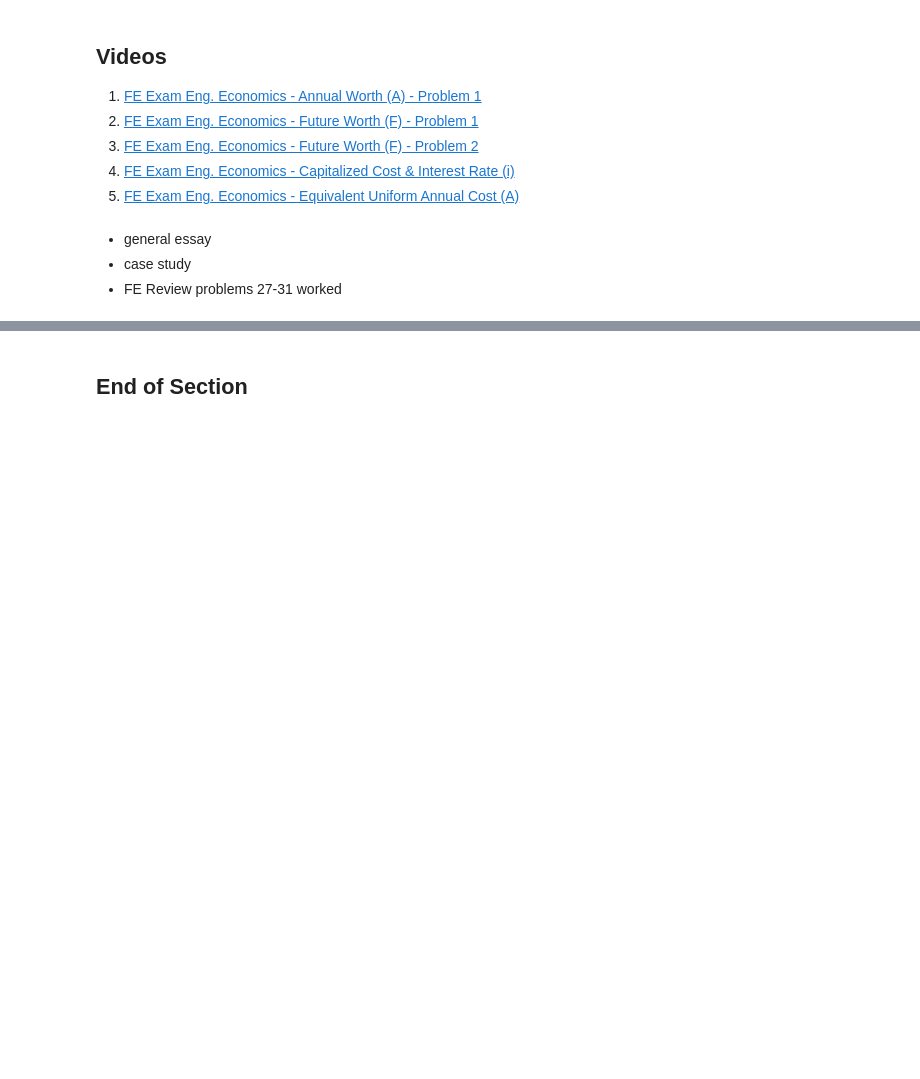
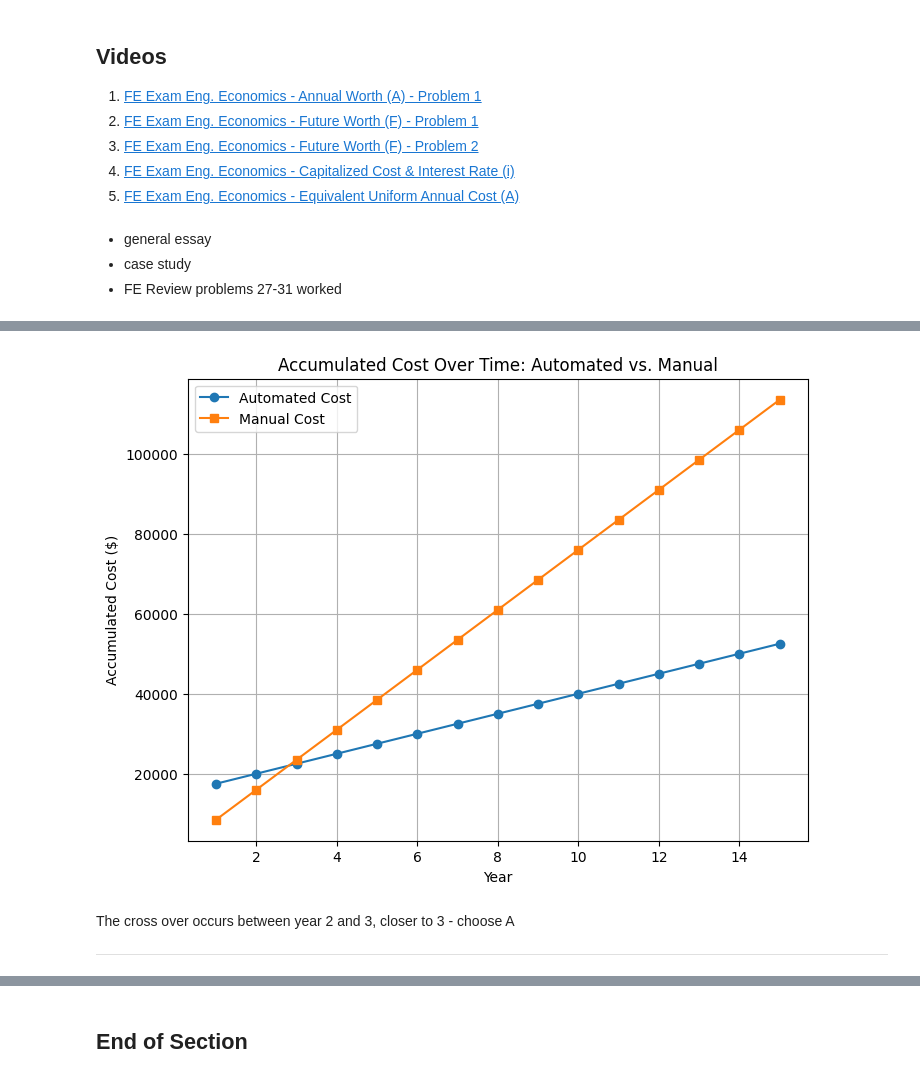
Before and after one commit to dustykat/ce-4200-webroot, a Jupyter notebook: ce-4200-notes/_build/jupyter_execute/lessons/13-economics/economics.ipynb, the cells around one changed output, grey strips where cells are left out. Drawn from its saved outputs; the diff is of its cells as text; code cells hidden in the pictures; blank space fills up the shorter version.

```diff
--- a/ce-4200-notes/_build/jupyter_execute/lessons/13-economics/economics.ipynb
+++ b/ce-4200-notes/_build/jupyter_execute/lessons/13-economics/economics.ipynb
@@ -19,0 +41,53 @@ http://54.243.252.9/ce-4200-webroot/
+# %%
+import matplotlib.pyplot as plt
+
+# Given data
+machine_cost = 15000
+cpu_machine = 0.50
+hand_tools = 1000
+cpu_hand = 1.50
+units = 5000
+
+# Initialize cost lists for 15 years
+annual_cost_machine = [0] * 15
+accum_cost_machine = [0] * 15
+annual_cost_hand = [0] * 15
+accum_cost_hand = [0] * 15
+years = [0] * 15
+
+# Year 0 costs
+annual_cost_machine[0] = machine_cost + cpu_machine * units
+annual_cost_hand[0] = hand_tools + cpu_hand * units
+accum_cost_machine[0] = annual_cost_machine[0]
+accum_cost_hand[0] = annual_cost_hand[0]
+
+# Compute costs for years 1 to 14
+for year in range(1, 15):
+    annual_cost_machine[year] = cpu_machine * units
+    annual_cost_hand[year] = cpu_hand * units
+    accum_cost_machine[year] = accum_cost_machine[year - 1] + annual_cost_machine[year]
+    accum_cost_hand[year] = accum_cost_hand[year - 1] + annual_cost_hand[year]
+
+# Print table with column labels
+
+#print(f"{'Year':<5} {'Automated Cost':<15} {'Manual Cost'}")
+for year in range(0, 15):
+    years[year]=year+1
+#    print(f"{year+1:<5} {accum_cost_machine[year]:<15.2f} {accum_cost_hand[year]:.2f}")
+
+# Plot accumulated costs
+plt.figure(figsize=(8, 6))
+plt.plot(years, accum_cost_machine, marker='o', linestyle='-', label="Automated Cost")
+plt.plot(years, accum_cost_hand, marker='s', linestyle='-', label="Manual Cost")
+plt.xlabel("Year")
+plt.ylabel("Accumulated Cost ($)")
+plt.title("Accumulated Cost Over Time: Automated vs. Manual")
+plt.legend()
+plt.grid(True)
+plt.show()
+# %% [output]
+[figure, added]
+# %% [markdown]
+The cross over occurs between year 2 and 3, closer to 3 - choose A
+
+---
```
Also changed, not shown: parts of 7 cells of this notebook, 31 other files.
